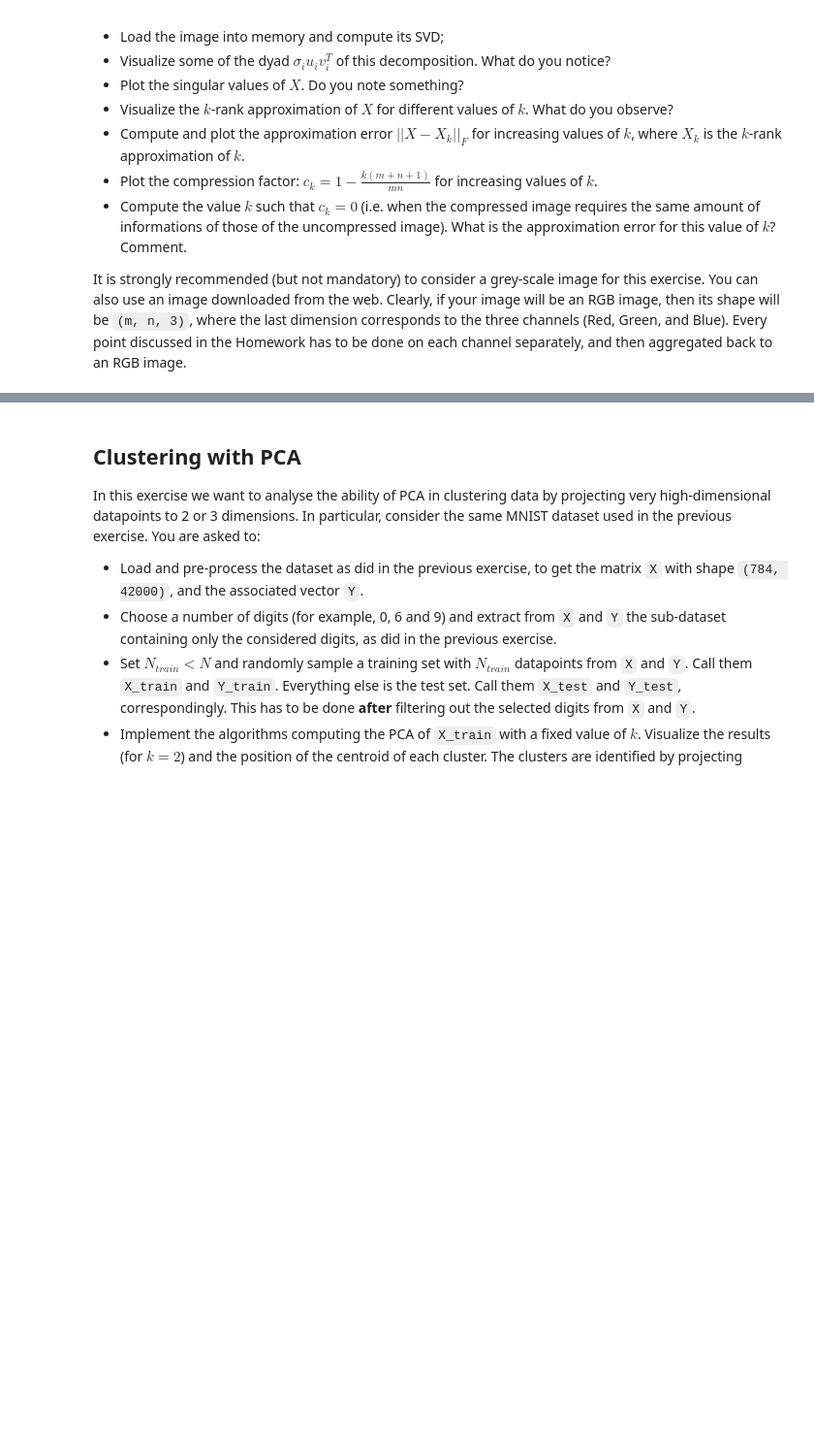
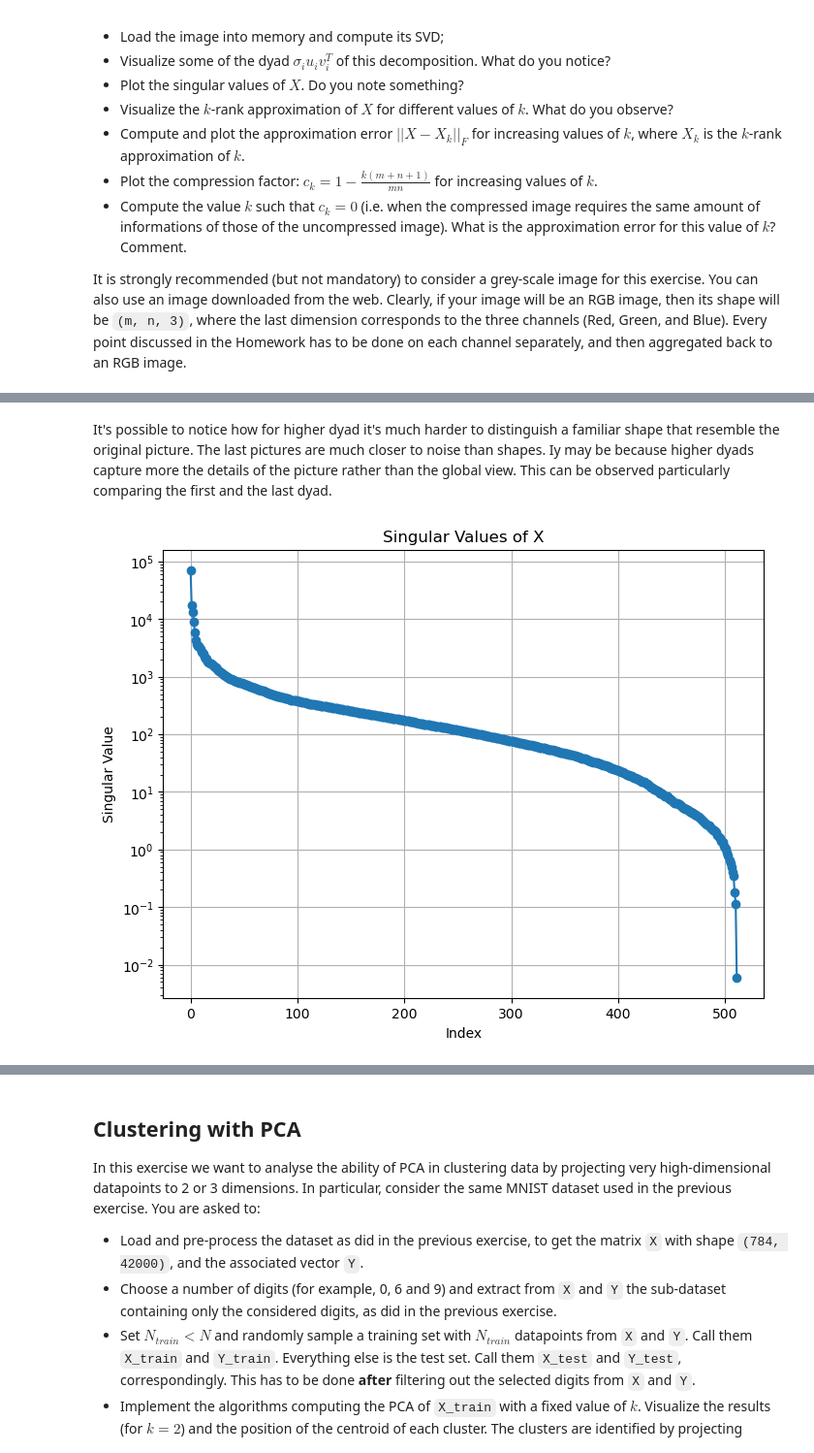
Before and after one commit to antodale/SMM-24-25-Unibo, a Jupyter notebook: HW2.ipynb, the cells around one changed output, grey strips where cells are left out. Shown at 97% size. Cells and saved outputs as stored; diff of their text form; code cells hidden in the pictures; blank space fills up the shorter version.

```diff
--- a/HW2.ipynb
+++ b/HW2.ipynb
@@ -25,0 +69,14 @@ It is strongly recommended (but not mandatory) to consider a grey-scale image fo
+# %% [markdown]
+It's possible to notice how for higher dyad it's much harder to distinguish a familiar shape that resemble the original picture. The last pictures are much closer to noise than shapes. Iy may be because higher dyads capture more the details of the picture rather than the global view. This can be observed particularly comparing the first and the last dyad.
+# %%
+# Plot the singular values
+plt.figure(figsize=(8, 6))
+plt.plot(Sigma, marker='o')
+plt.title("Singular Values of X")
+plt.xlabel("Index")
+plt.yscale("log")
+plt.ylabel("Singular Value")
+plt.grid()
+plt.show()
+# %% [output]
+[figure, added]
```
Also changed, not shown: parts of 60 cells of this notebook, 3 other files.
